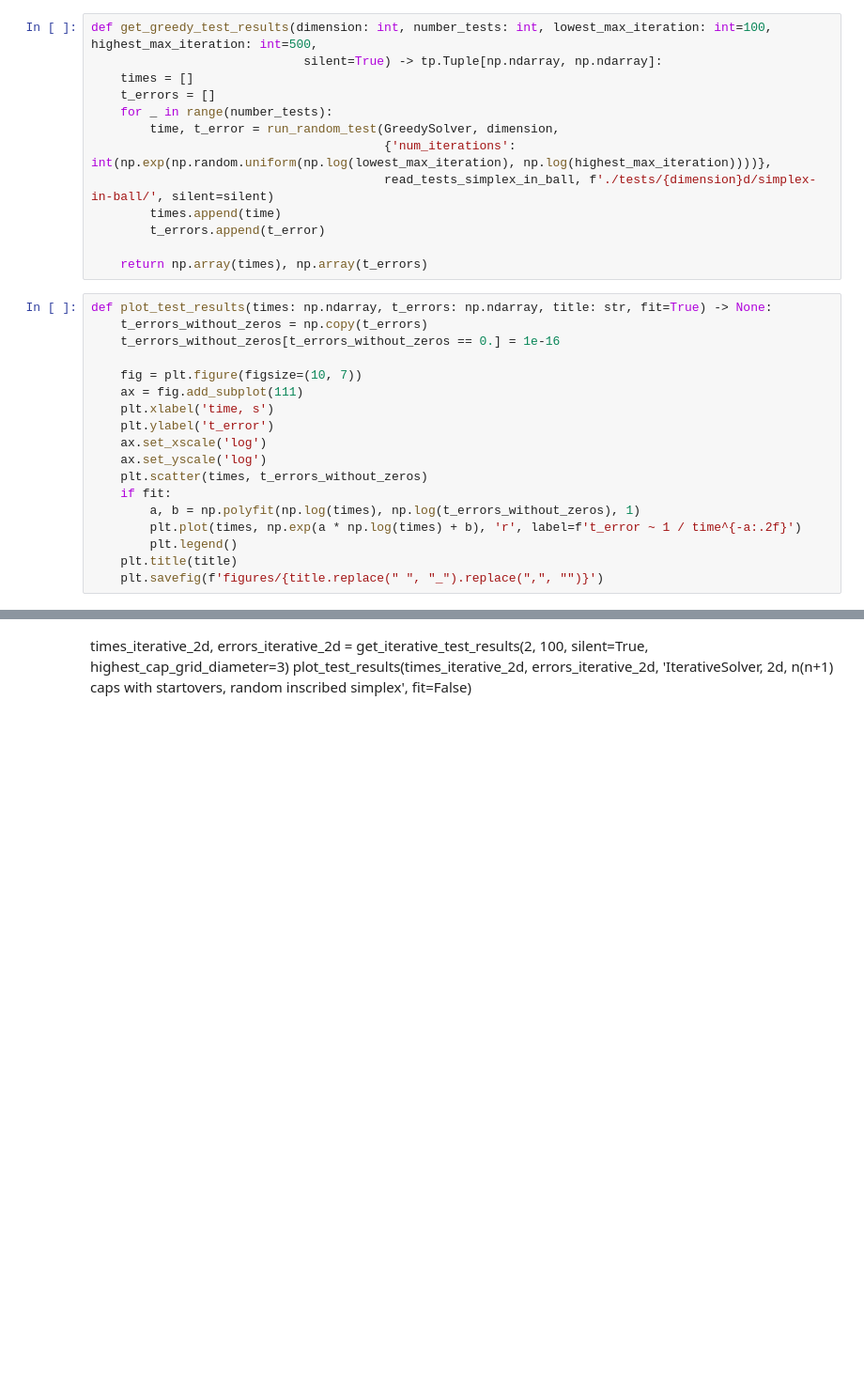
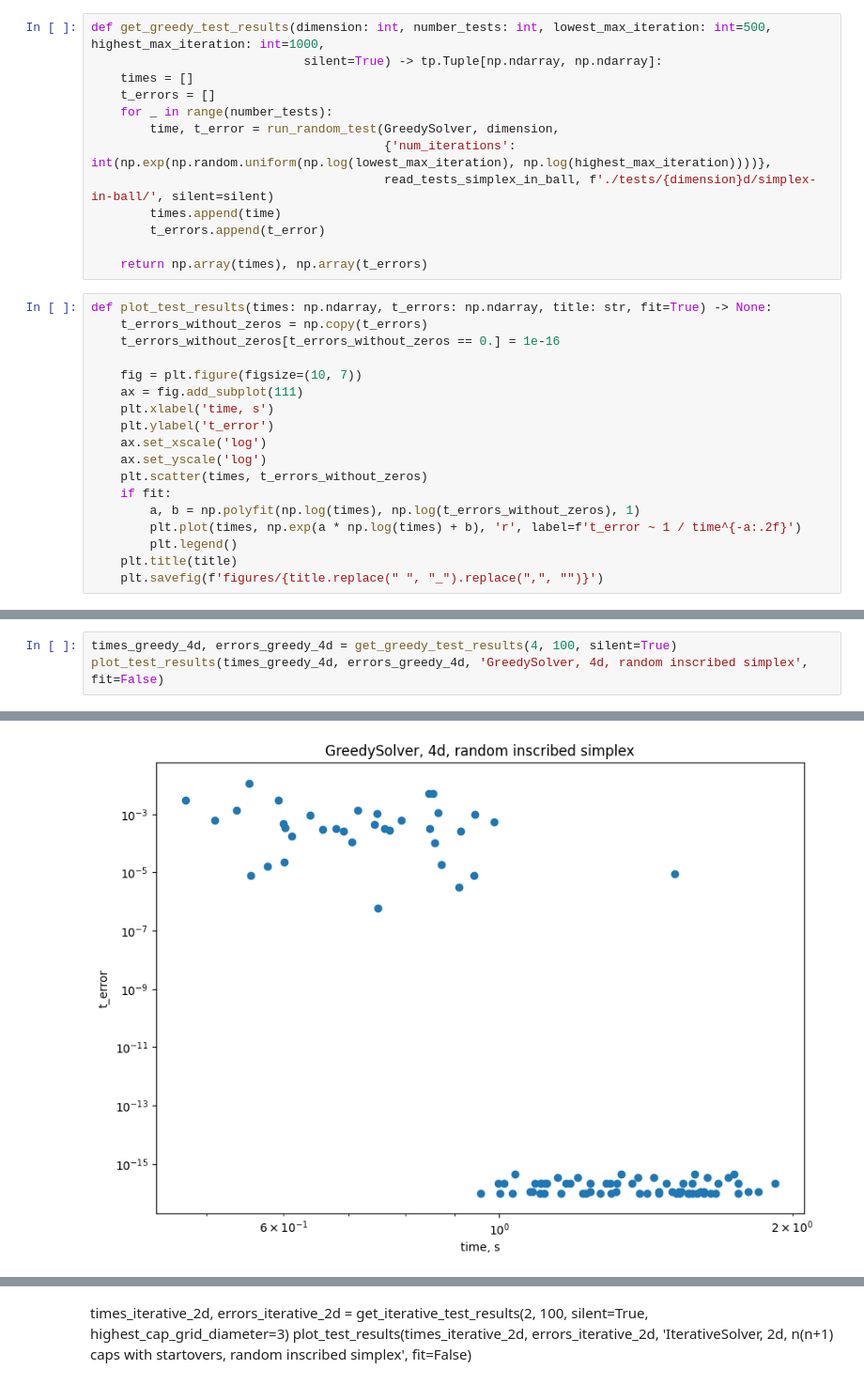
Before and after one commit to Paul566/GraduateThesis, a Jupyter notebook: nb.ipynb, the cells around one changed output, grey strips where cells are left out. Shown at 94% size. Saved outputs shown, nothing was run; the diff lists cells and outputs as text; blank space fills up the shorter version.

```diff
--- a/nb.ipynb
+++ b/nb.ipynb
@@ -37,7 +37,7 @@ def get_iterative_test_results(dimension: int, number_tests: int, lowest_cap_gri
 
     return np.array(times), np.array(t_errors)
 # %%
-def get_greedy_test_results(dimension: int, number_tests: int, lowest_max_iteration: int=100, highest_max_iteration: int=500,
+def get_greedy_test_results(dimension: int, number_tests: int, lowest_max_iteration: int=500, highest_max_iteration: int=1000,
                              silent=True) -> tp.Tuple[np.ndarray, np.ndarray]:
     times = []
     t_errors = []
@@ -79,0 +80,4 @@ plot_test_results(times_greedy_3d, errors_greedy_3d, 'GreedySolver, 3d, random i
+# %%
+times_greedy_4d, errors_greedy_4d = get_greedy_test_results(4, 100, silent=True)
+plot_test_results(times_greedy_4d, errors_greedy_4d, 'GreedySolver, 4d, random inscribed simplex', fit=False)
+# %% [output]
@@ -80,3 +101,4 @@ plot_test_results(times_greedy_3d, errors_greedy_3d, 'GreedySolver, 3d, random i
+[figure, added]
 # %%
 times_greedy_5d, errors_greedy_5d = get_greedy_test_results(5, 100, silent=True)
 plot_test_results(times_greedy_5d, errors_greedy_5d, 'GreedySolver, 5d, random inscribed simplex', fit=False)
```
Also changed, not shown: parts of 5 cells of this notebook, 6 other files.
